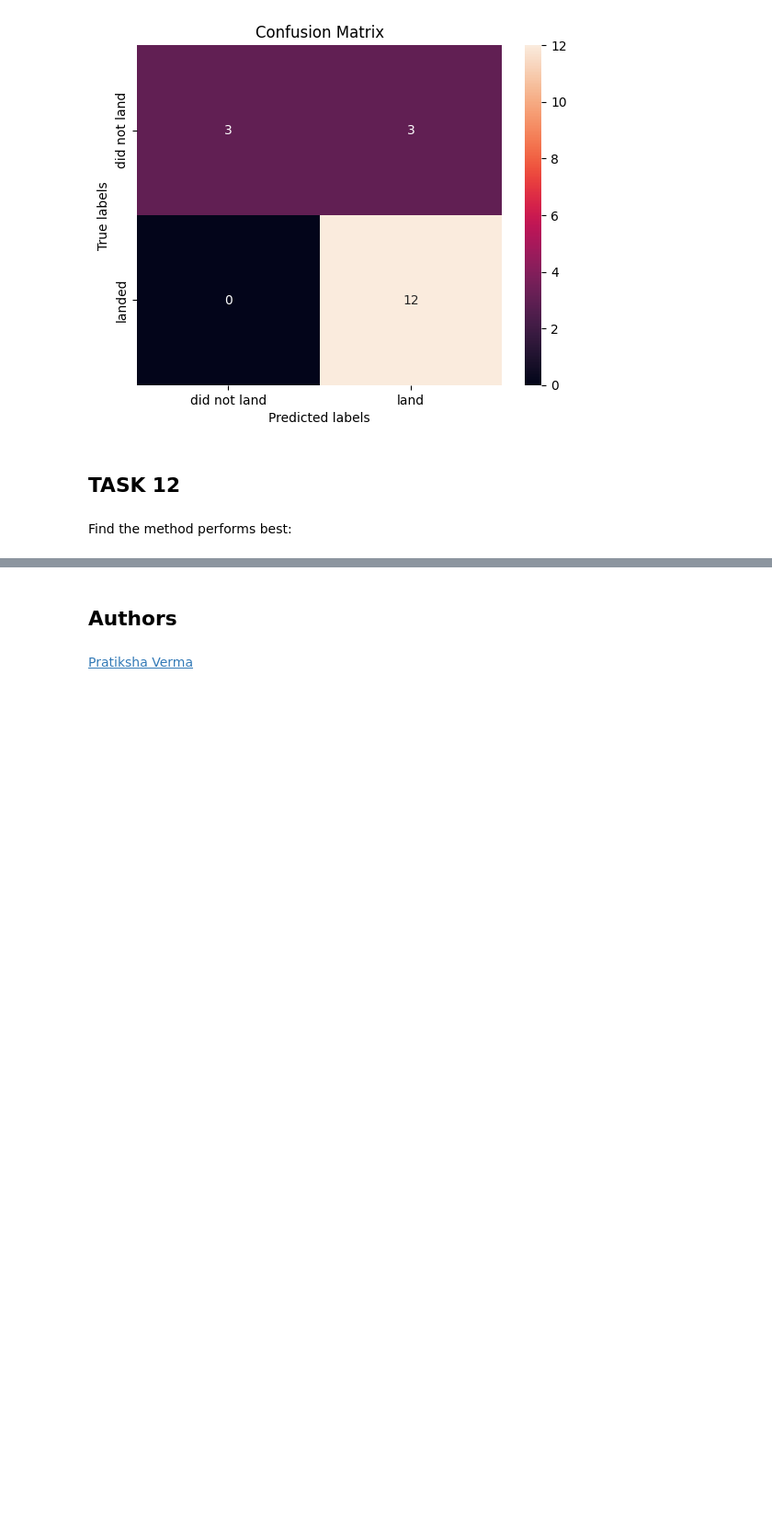
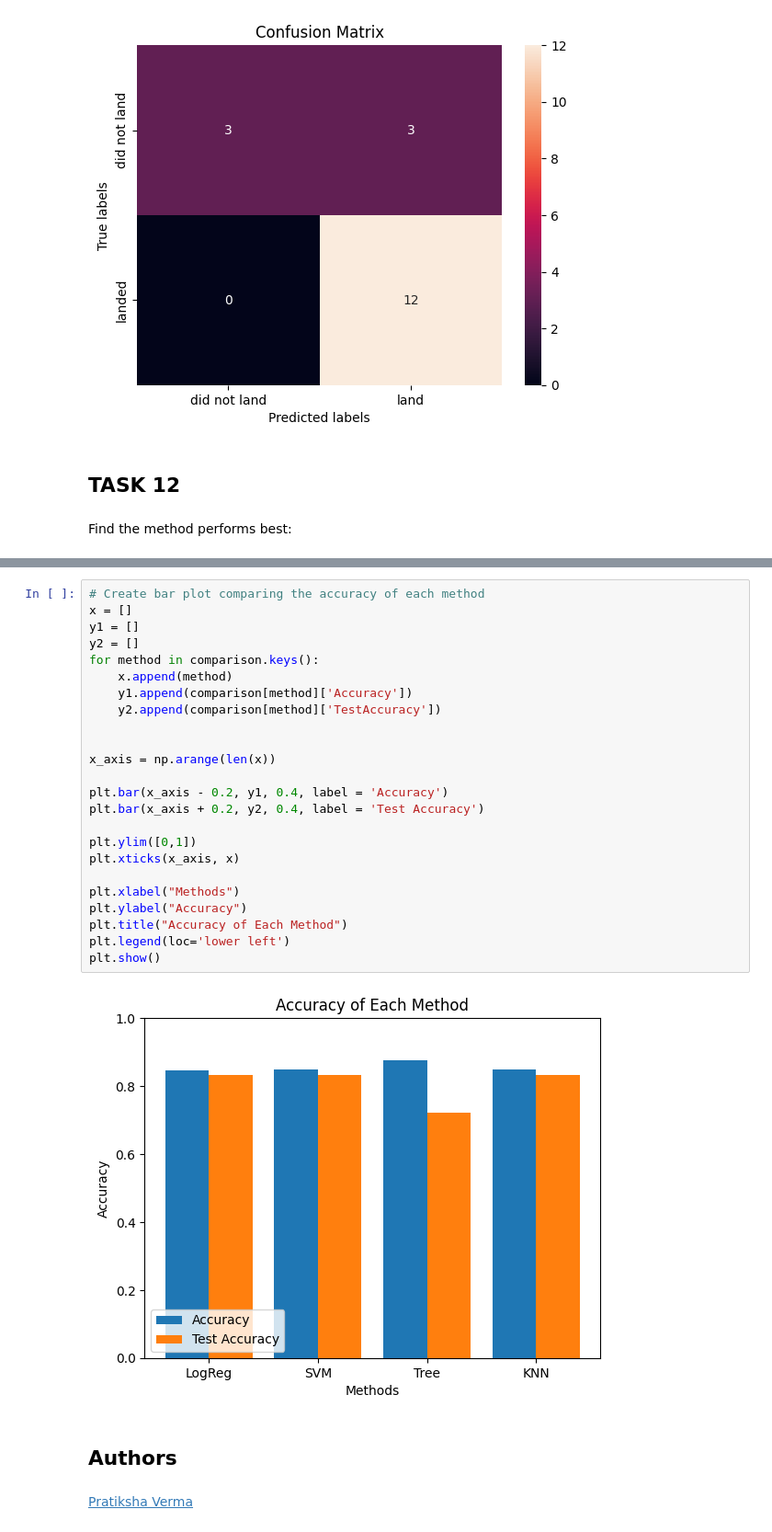
Before and after one commit to Francis-Calingo/IBM-Capstone-Data-Science-for-Rocket-Science, a Jupyter notebook: SpaceY_MLPredictiveModel.ipynb, the cells around one changed output, grey strips where cells are left out. Shown: that part at 92% size. Drawn from its saved outputs; the diff is of its cells as text; blank space fills up the shorter version.

```diff
--- a/SpaceY_MLPredictiveModel.ipynb
+++ b/SpaceY_MLPredictiveModel.ipynb
@@ -397,4 +376,30 @@ Tree            0.875           0.83333
 KNN             0.84821         0.83333
+# %%
+# Create bar plot comparing the accuracy of each method
+x = []
+y1 = []
+y2 = []
+for method in comparison.keys():
+    x.append(method)
+    y1.append(comparison[method]['Accuracy'])
+    y2.append(comparison[method]['TestAccuracy'])
+
+
+x_axis = np.arange(len(x))
+
+plt.bar(x_axis - 0.2, y1, 0.4, label = 'Accuracy')
+plt.bar(x_axis + 0.2, y2, 0.4, label = 'Test Accuracy')
+
+plt.ylim([0,1])
+plt.xticks(x_axis, x)
+
+plt.xlabel("Methods")
+plt.ylabel("Accuracy")
+plt.title("Accuracy of Each Method")
+plt.legend(loc='lower left')
+plt.show()
+# %% [output]
+[figure, added]
 # %% [markdown]
 ## Authors
 # %% [markdown]
```
Also changed, not shown: parts of 8 cells of this notebook.
